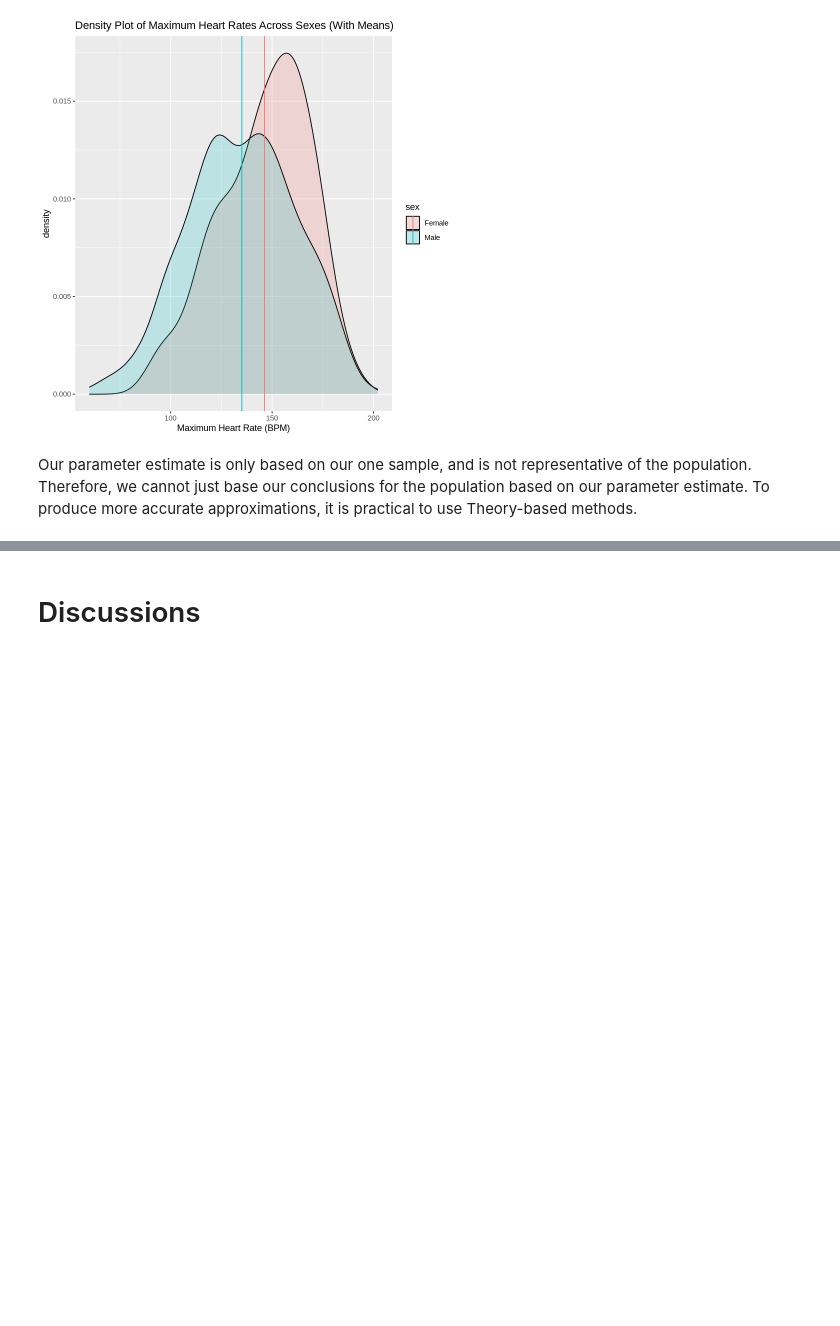
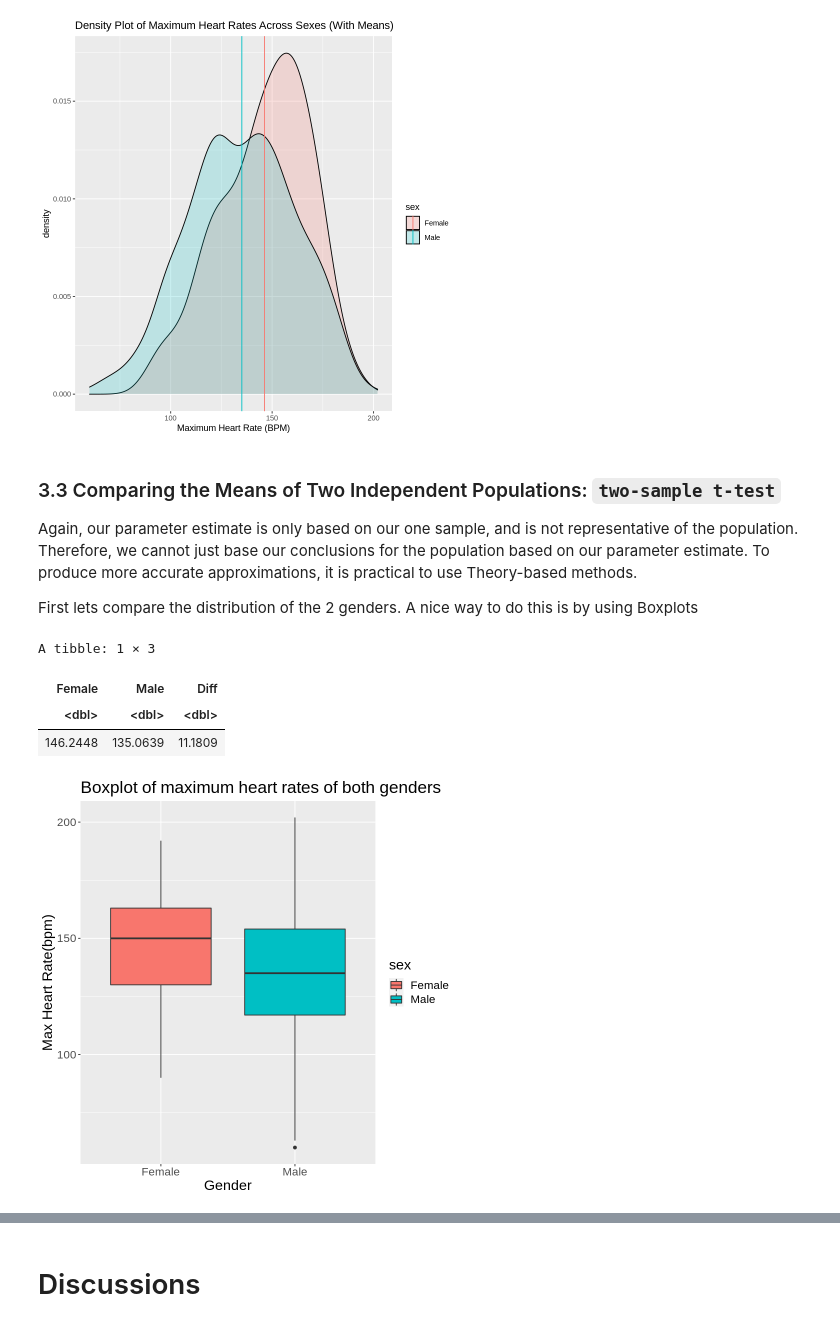
Before and after one commit to glenren/stat_201_group_47, a Jupyter notebook: FinalReport.ipynb, the cells around one changed output, grey strips where cells are left out. Saved outputs shown, nothing was run; the diff lists cells and outputs as text; code cells hidden in the pictures; blank space fills up the shorter version.

Commit message:
Making t-test

```diff
--- a/FinalReport.ipynb
+++ b/FinalReport.ipynb
@@ -96,4 +109,29 @@ max_heart_rate_density_plot
 # %% [output]
 [figure]
 # %% [markdown]
-Our parameter estimate is only based on our one sample, and is not representative of the population. Therefore, we cannot just base our conclusions for the population based on our parameter estimate. To produce more accurate approximations, it is practical to use Theory-based methods.
+### 3.3 Comparing the Means of Two Independent Populations: `two-sample t-test`
+
+Again, our parameter estimate is only based on our one sample, and is not representative of the population. Therefore, we cannot just base our conclusions for the population based on our parameter estimate. To produce more accurate approximations, it is practical to use Theory-based methods.
+
+First lets compare the distribution of the 2 genders. A nice way to do this is by using Boxplots
+# %%
+set.seed(250)
+
+max_heart_rate_boxplots <-
+    data %>%
+    ggplot() +
+    geom_boxplot(aes(sex, max_heart_rate, fill = sex)) +
+    theme(text = element_text(size = 17)) +
+    ggtitle("Boxplot of maximum heart rates of both genders") +
+    xlab("Gender") +
+    ylab("Max Heart Rate(bpm)") #+
+   # guides(fill = FALSE)
+
+max_heart_rate_boxplots
+p_estim
+# %% [output]
+A tibble: 1 × 3
+| Female | Male | Diff |
+| <dbl> | <dbl> | <dbl> |
+| 146.2448 | 135.0639 | 11.1809 |
+[figure, added]
```
Also changed, not shown: parts of 7 cells of this notebook.
